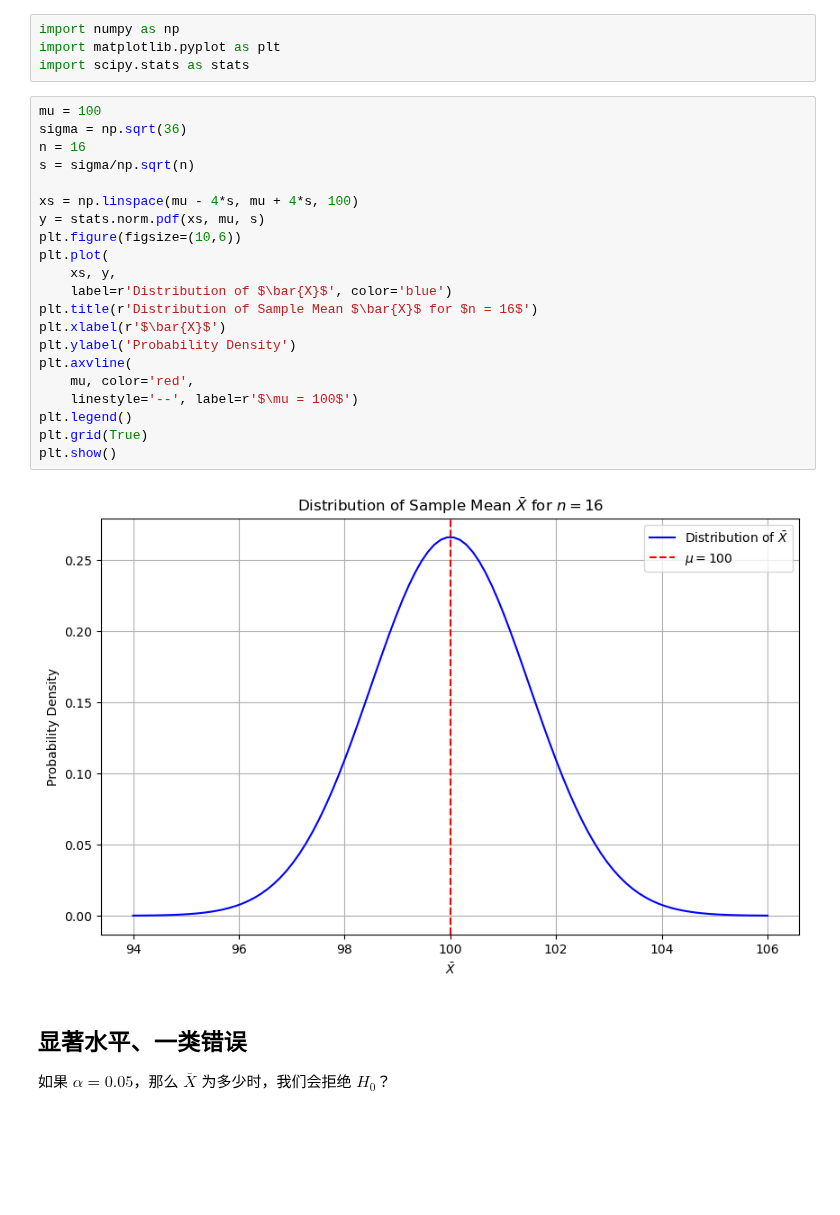
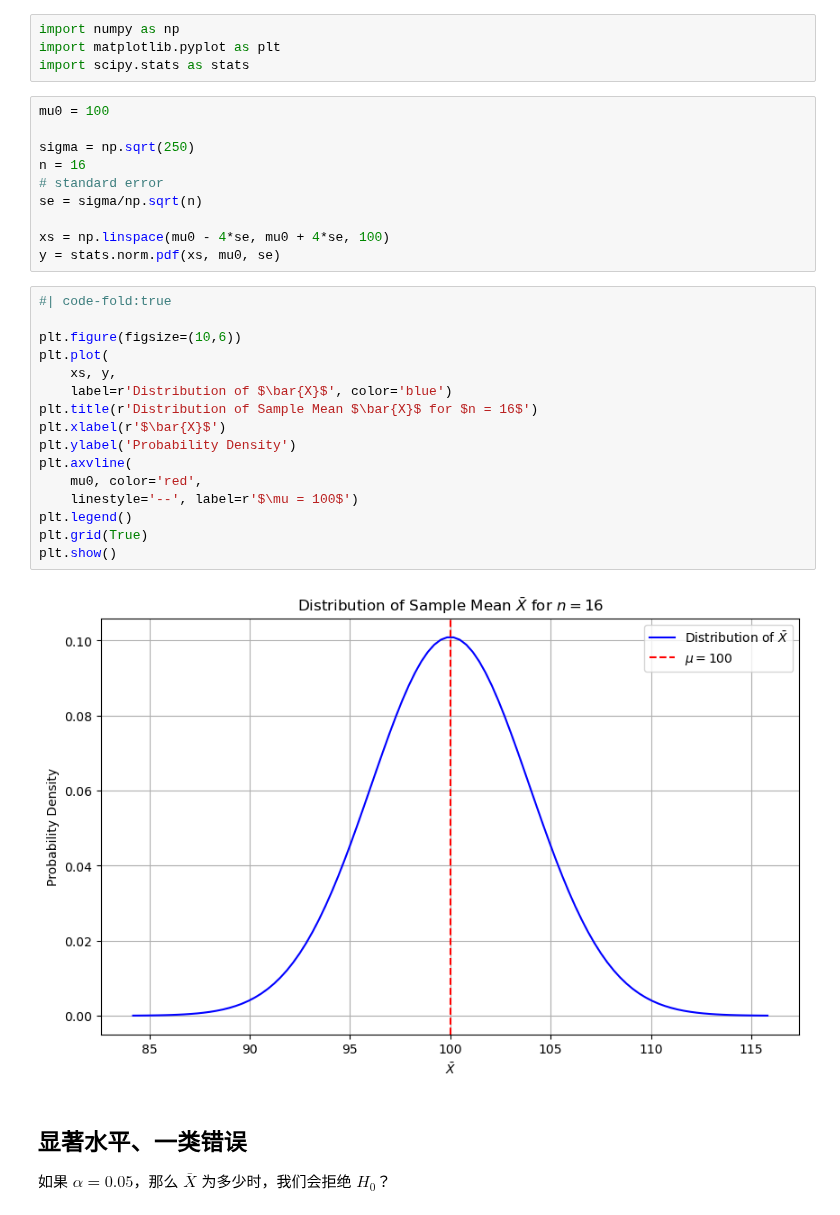
Before and after one commit to hongtaoh/hongtaoh.github.io, a Jupyter notebook: notebooks/2024-11-14-power.ipynb, the cells around one changed output. Cells and saved outputs as stored; diff of their text form; blank space fills up the shorter version.

```diff
--- a/notebooks/2024-11-14-power.ipynb
+++ b/notebooks/2024-11-14-power.ipynb
@@ -18,29 +18,34 @@ tags: 统计
 import numpy as np
 import matplotlib.pyplot as plt
 import scipy.stats as stats
+# %%
+mu0 = 100
+
+sigma = np.sqrt(250)
+n = 16
+# standard error
+se = sigma/np.sqrt(n)
+
+xs = np.linspace(mu0 - 4*se, mu0 + 4*se, 100)
+y = stats.norm.pdf(xs, mu0, se)
 # %%
-mu = 100
-sigma = np.sqrt(36)
-n = 16
-s = sigma/np.sqrt(n)
+#| code-fold:true
 
-xs = np.linspace(mu - 4*s, mu + 4*s, 100)
-y = stats.norm.pdf(xs, mu, s)
 plt.figure(figsize=(10,6))
 plt.plot(
     xs, y,
     label=r'Distribution of $\bar{X}$', color='blue')
 plt.title(r'Distribution of Sample Mean $\bar{X}$ for $n = 16$')
 plt.xlabel(r'$\bar{X}$')
 plt.ylabel('Probability Density')
 plt.axvline(
-    mu, color='red',
+    mu0, color='red',
     linestyle='--', label=r'$\mu = 100$')
 plt.legend()
 plt.grid(True)
 plt.show()
 # %% [output]
-[figure, old version]
+[figure, new version]
 # %% [markdown]
 ## 显著水平、一类错误
 
```
Also changed, not shown: parts of 12 cells of this notebook, 9 other files.
